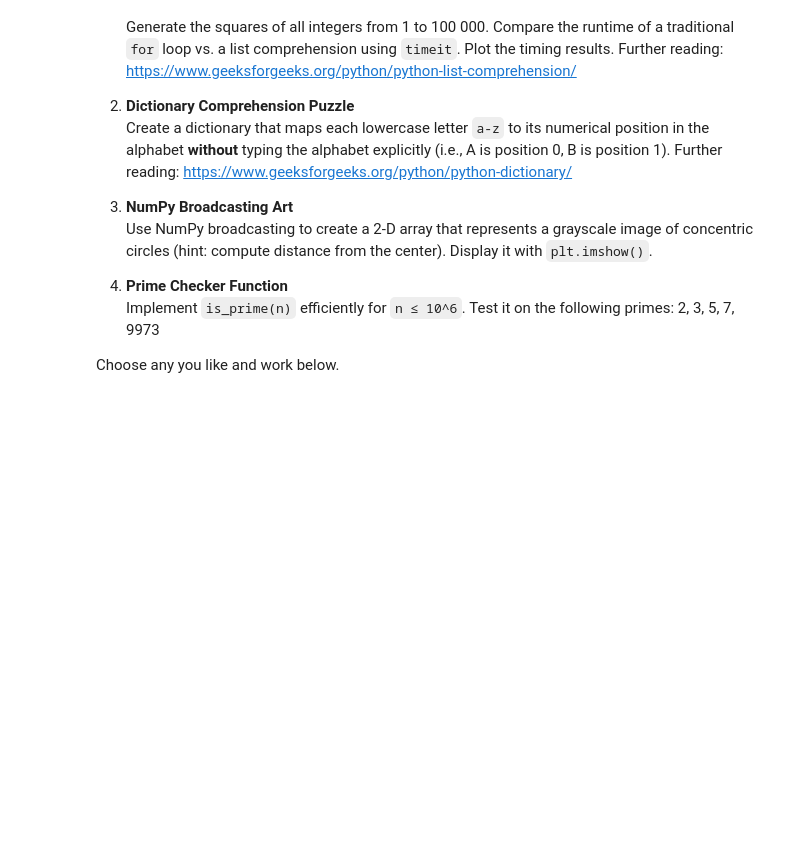
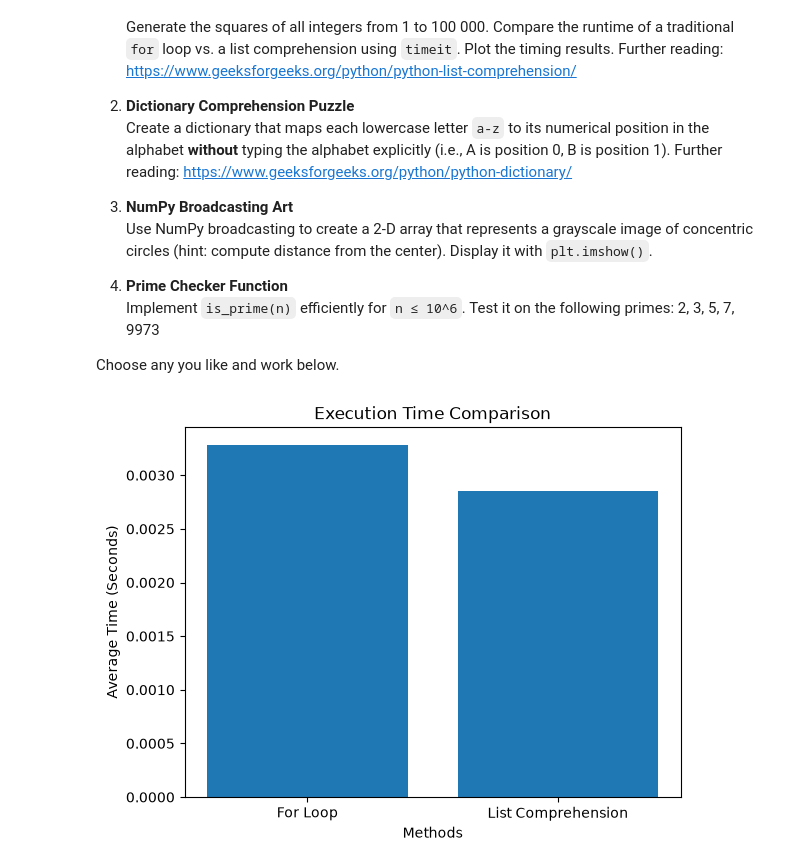
Before and after one commit to BuRiseStephan/PY191_lab, a Jupyter notebook: Lab1.ipynb, the cells around one changed output. Drawn from its saved outputs; the diff is of its cells as text; code cells hidden in the pictures; blank space fills up the shorter version.

```diff
--- a/Lab1.ipynb
+++ b/Lab1.ipynb
@@ -216,3 +216,30 @@ These are optional stretch problems for students with prior coding experience.
    Implement `is_prime(n)` efficiently for `n ≤ 10^6`. Test it on the following primes: 2, 3, 5, 7, 9973
 
 Choose any you like and work below.
+# %%
+#Activity 1:
+import timeit
+import matplotlib.pyplot as plt
+
+
+def forLoop():
+    squares = []
+    for i in range(1,100001):
+        squares.append(i**2)
+def listComprehension():
+    squares = [x**2 for x in range(1,100001)]
+    return squares
+
+timeForLoop = timeit.timeit(forLoop, number= 1000)/ 1000
+timeListComprehension = timeit.timeit(listComprehension, number = 1000)/ 1000
+
+labels = ["For Loop" , "List Comprehension"]
+times = [timeForLoop , timeListComprehension]
+
+plt.bar(labels,times)
+plt.title("Execution Time Comparison")
+plt.xlabel("Methods")
+plt.ylabel("Average Time (Seconds)")
+plt.show()
+# %% [output]
+[figure, added]
```
